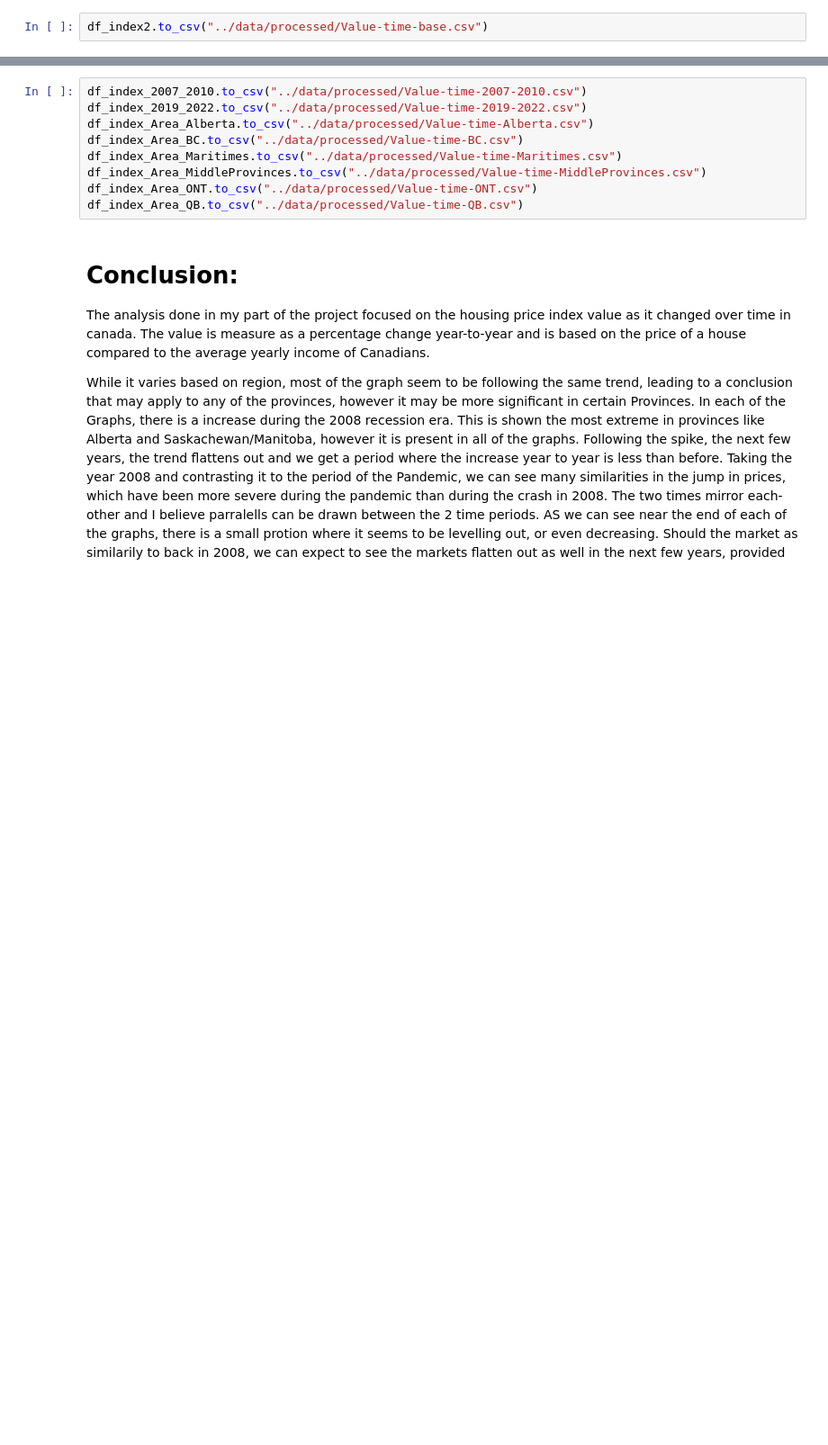
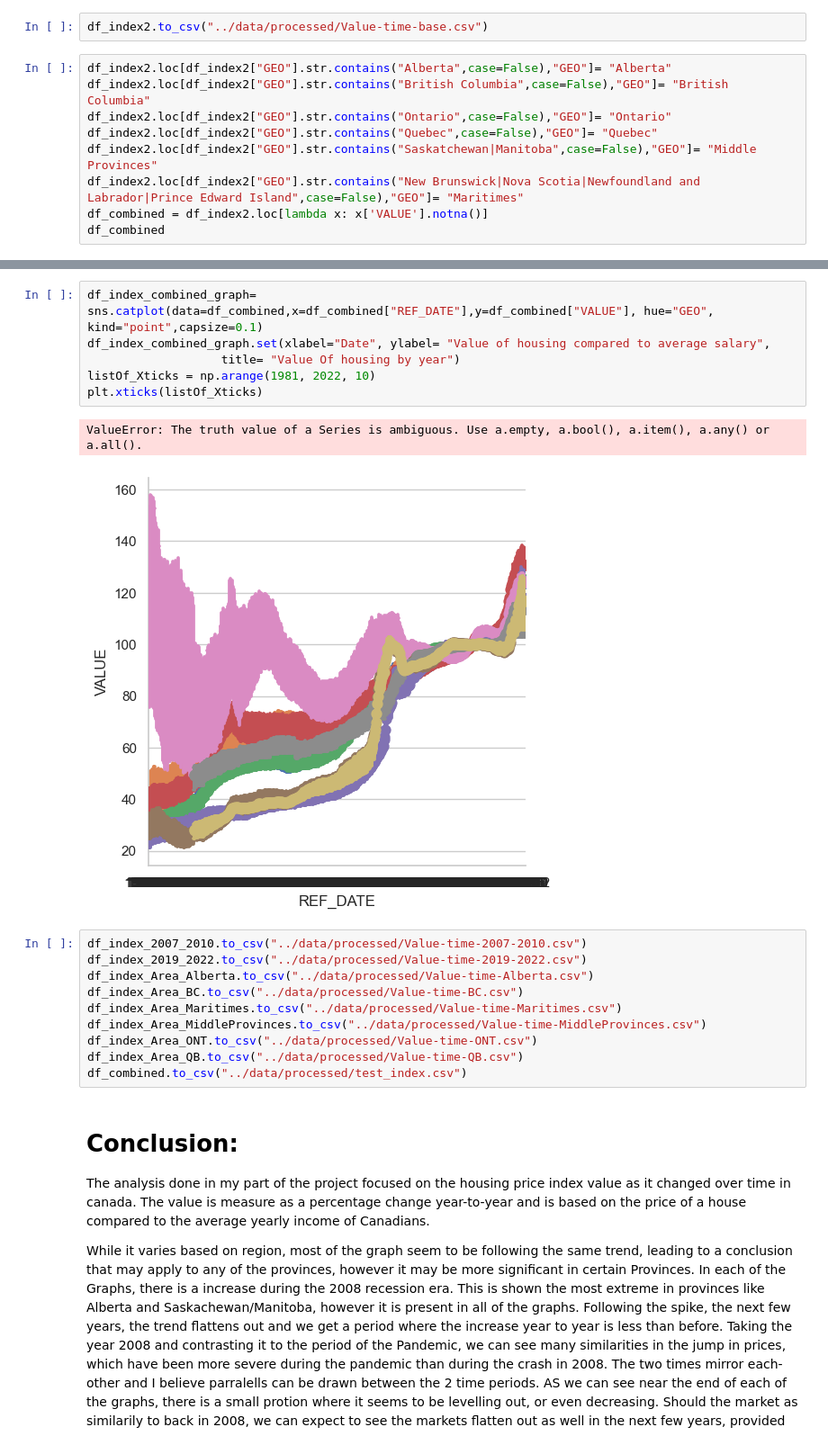
Before and after one commit to ubco-W2022T2-data301/project-group-group-2, a Jupyter notebook: analysis/analysis1.ipynb, the cells around one changed output, grey strips where cells are left out. Shown: that part at 90% size. Drawn from its saved outputs; the diff is of its cells as text; blank space fills up the shorter version.

```diff
--- a/analysis/analysis1.ipynb
+++ b/analysis/analysis1.ipynb
@@ -373,2 +379,11 @@ fig.savefig("../images/index_Maritimes.png")
 # %%
 df_index2.to_csv("../data/processed/Value-time-base.csv")
+# %%
+df_index2.loc[df_index2["GEO"].str.contains("Alberta",case=False),"GEO"]= "Alberta"
+df_index2.loc[df_index2["GEO"].str.contains("British Columbia",case=False),"GEO"]= "British Columbia"
+df_index2.loc[df_index2["GEO"].str.contains("Ontario",case=False),"GEO"]= "Ontario"
+df_index2.loc[df_index2["GEO"].str.contains("Quebec",case=False),"GEO"]= "Quebec"
+df_index2.loc[df_index2["GEO"].str.contains("Saskatchewan|Manitoba",case=False),"GEO"]= "Middle Provinces"
+df_index2.loc[df_index2["GEO"].str.contains("New Brunswick|Nova Scotia|Newfoundland and Labrador|Prince Edward Island",case=False),"GEO"]= "Maritimes"
+df_combined = df_index2.loc[lambda x: x['VALUE'].notna()]
+df_combined
@@ -375,3 +404,12 @@ df_index2.to_csv("../data/processed/Value-time-base.csv")
+# %%
+df_index_combined_graph= sns.catplot(data=df_combined,x=df_combined["REF_DATE"],y=df_combined["VALUE"], hue="GEO", kind="point",capsize=0.1)
+df_index_combined_graph.set(xlabel="Date", ylabel= "Value of housing compared to average salary",
+                   title= "Value Of housing by year")
+listOf_Xticks = np.arange(1981, 2022, 10)
+plt.xticks(listOf_Xticks)
+# %% [output]
+ValueError: The truth value of a Series is ambiguous. Use a.empty, a.bool(), a.item(), a.any() or a.all().
+[figure, added]
 # %%
 df_index_2007_2010.to_csv("../data/processed/Value-time-2007-2010.csv")
 df_index_2019_2022.to_csv("../data/processed/Value-time-2019-2022.csv")
@@ -381,6 +419,7 @@ df_index_Area_Maritimes.to_csv("../data/processed/Value-time-Maritimes.csv")
 df_index_Area_MiddleProvinces.to_csv("../data/processed/Value-time-MiddleProvinces.csv")
 df_index_Area_ONT.to_csv("../data/processed/Value-time-ONT.csv")
 df_index_Area_QB.to_csv("../data/processed/Value-time-QB.csv")
+df_combined.to_csv("../data/processed/test_index.csv")
 # %% [markdown]
 # Conclusion:
 
```
Also changed, not shown: parts of 5 cells of this notebook, 10 other files.
